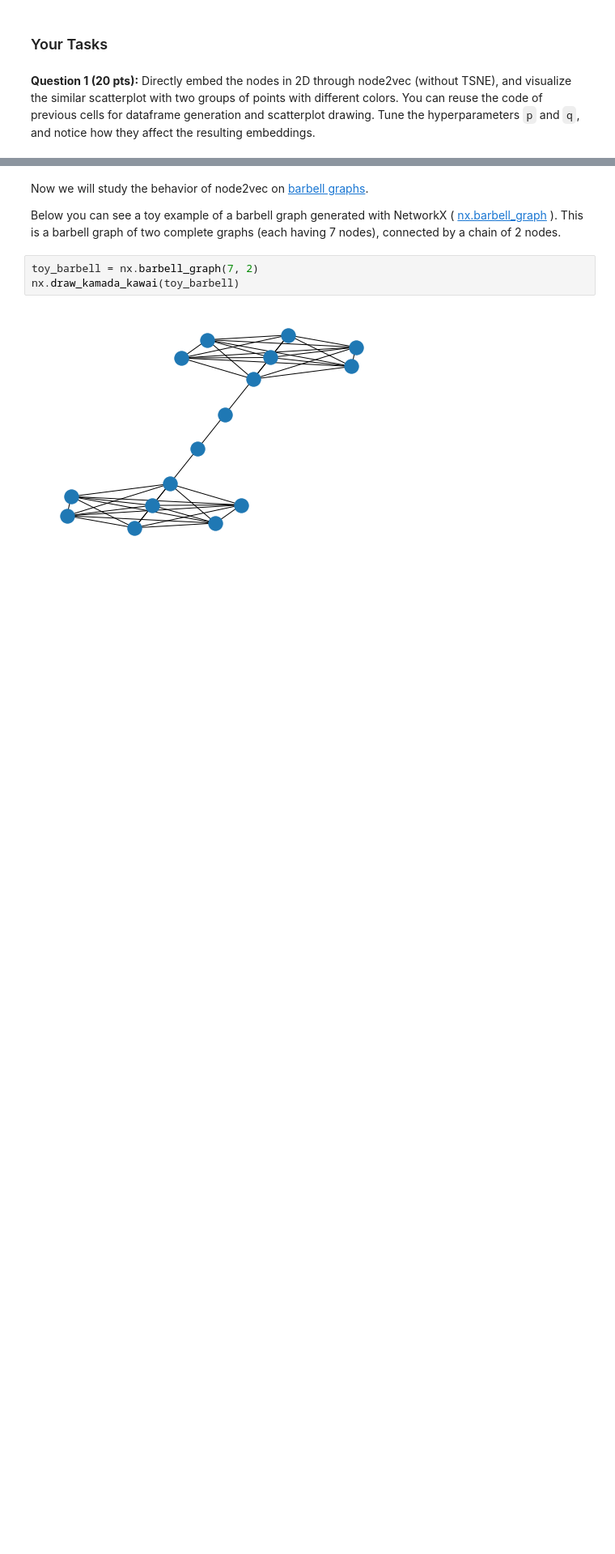
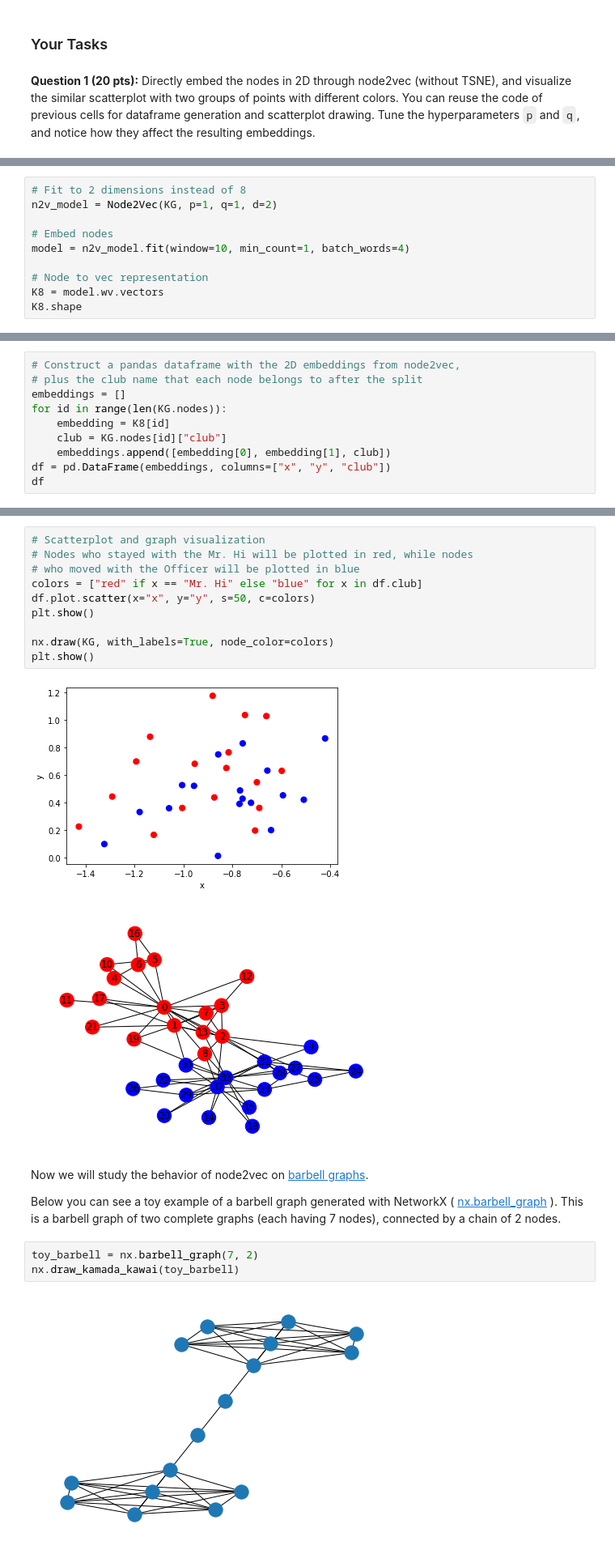
Before and after one commit to CarsonFox/Graph-ML, a Jupyter notebook: A4_MLG_fa22_Fox_Carson.ipynb, the cells around one changed output, grey strips where cells are left out. Shown: that part at 81% size. Drawn from its saved outputs; the diff is of its cells as text; blank space fills up the shorter version.

```diff
--- a/A4_MLG_fa22_Fox_Carson.ipynb
+++ b/A4_MLG_fa22_Fox_Carson.ipynb
@@ -125,0 +124,10 @@ plt.show()
+# %%
+# Fit to 2 dimensions instead of 8
+n2v_model = Node2Vec(KG, p=1, q=1, d=2)
+
+# Embed nodes
+model = n2v_model.fit(window=10, min_count=1, batch_words=4)
+
+# Node to vec representation
+K8 = model.wv.vectors
+K8.shape
@@ -125,0 +136,10 @@ plt.show()
+# %%
+# Construct a pandas dataframe with the 2D embeddings from node2vec,
+# plus the club name that each node belongs to after the split
+embeddings = []
+for id in range(len(KG.nodes)):
+    embedding = K8[id]
+    club = KG.nodes[id]["club"]
+    embeddings.append([embedding[0], embedding[1], club])
+df = pd.DataFrame(embeddings, columns=["x", "y", "club"])
+df
@@ -126,3 +164,16 @@ plt.show()
+# %%
+# Scatterplot and graph visualization
+# Nodes who stayed with the Mr. Hi will be plotted in red, while nodes
+# who moved with the Officer will be plotted in blue
+colors = ["red" if x == "Mr. Hi" else "blue" for x in df.club]
+df.plot.scatter(x="x", y="y", s=50, c=colors)
+plt.show()
+
+nx.draw(KG, with_labels=True, node_color=colors)
+plt.show()
+# %% [output]
+[figure, added]
+[figure, added]
 # %% [markdown]
 Now we will study the behavior of node2vec on [barbell graphs](https://en.wikipedia.org/wiki/Barbell_graph).
 
```
Also changed, not shown: parts of 12 cells of this notebook.
